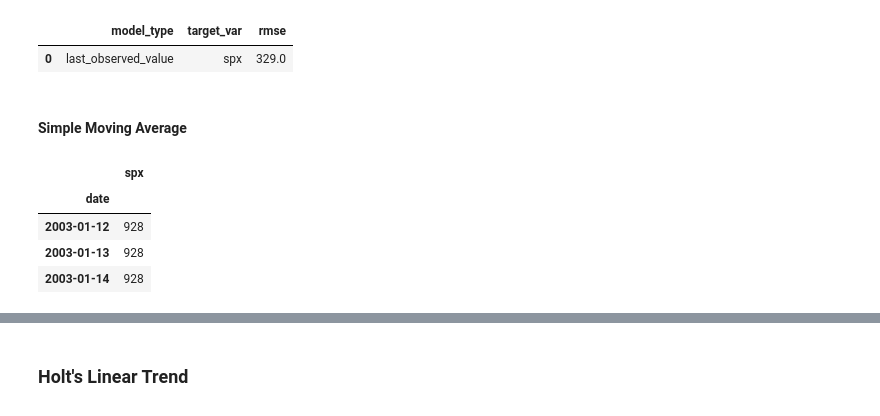
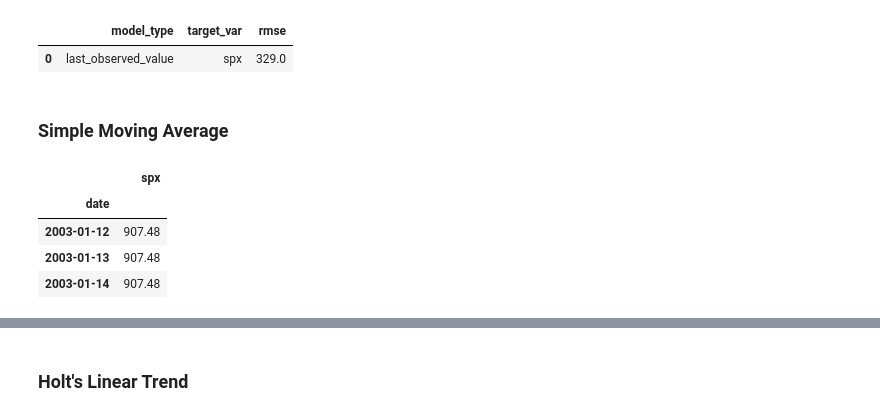
Before and after one commit to lukewbecker/time-series-exercises, a Jupyter notebook: model_exercises.ipynb, the cells around one changed output, grey strips where cells are left out. Cells and saved outputs as stored; diff of their text form; code cells hidden in the pictures.

```diff
--- a/model_exercises.ipynb
+++ b/model_exercises.ipynb
@@ -649,20 +632,20 @@ eval_df
 |  | model_type | target_var | rmse |
 | 0 | last_observed_value | spx | 329.0 |
 # %% [markdown]
-#### Simple Moving Average
+### Simple Moving Average
 # %%
 # compute a 50 day rolling average,
 # use the most recent/last 30 day period value to predict forward.
 
 period = 50
 
-stock_ma = round(train['spx'].rolling(period).mean().iloc[-1], 2)
+stocks = round(train['spx'].rolling(period).mean().iloc[-1], 2)
 
-yhat_df = make_predictions()
+yhat_df = make_predictions(stocks_ma)
 yhat_df.head(3)
 # %% [output]
 |  | spx |
 | date |  |
-| 2003-01-12 | 928 |
-| 2003-01-13 | 928 |
-| 2003-01-14 | 928 |
+| 2003-01-12 | 907.48 |
+| 2003-01-13 | 907.48 |
+| 2003-01-14 | 907.48 |
```
Also changed, not shown: parts of 57 cells of this notebook.
